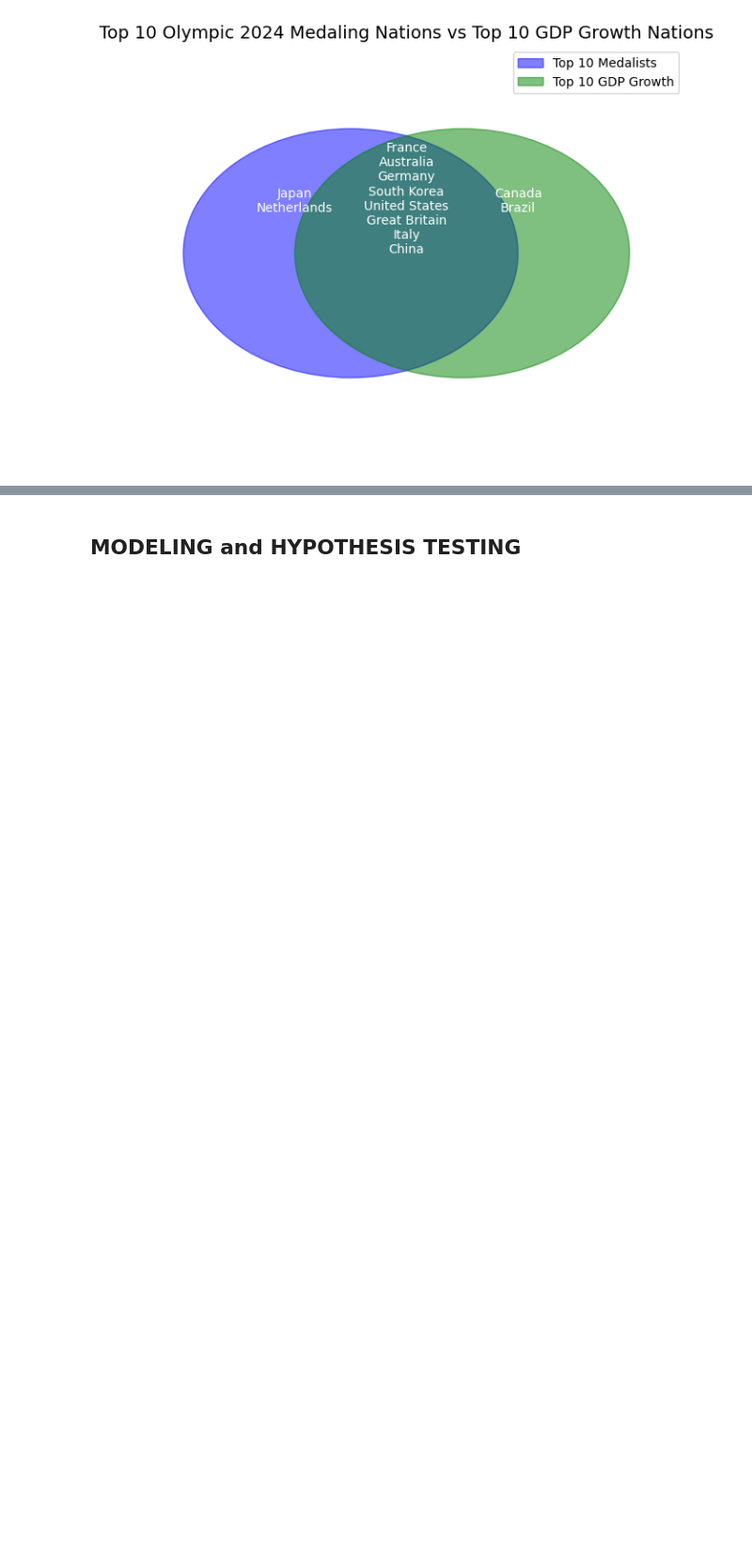
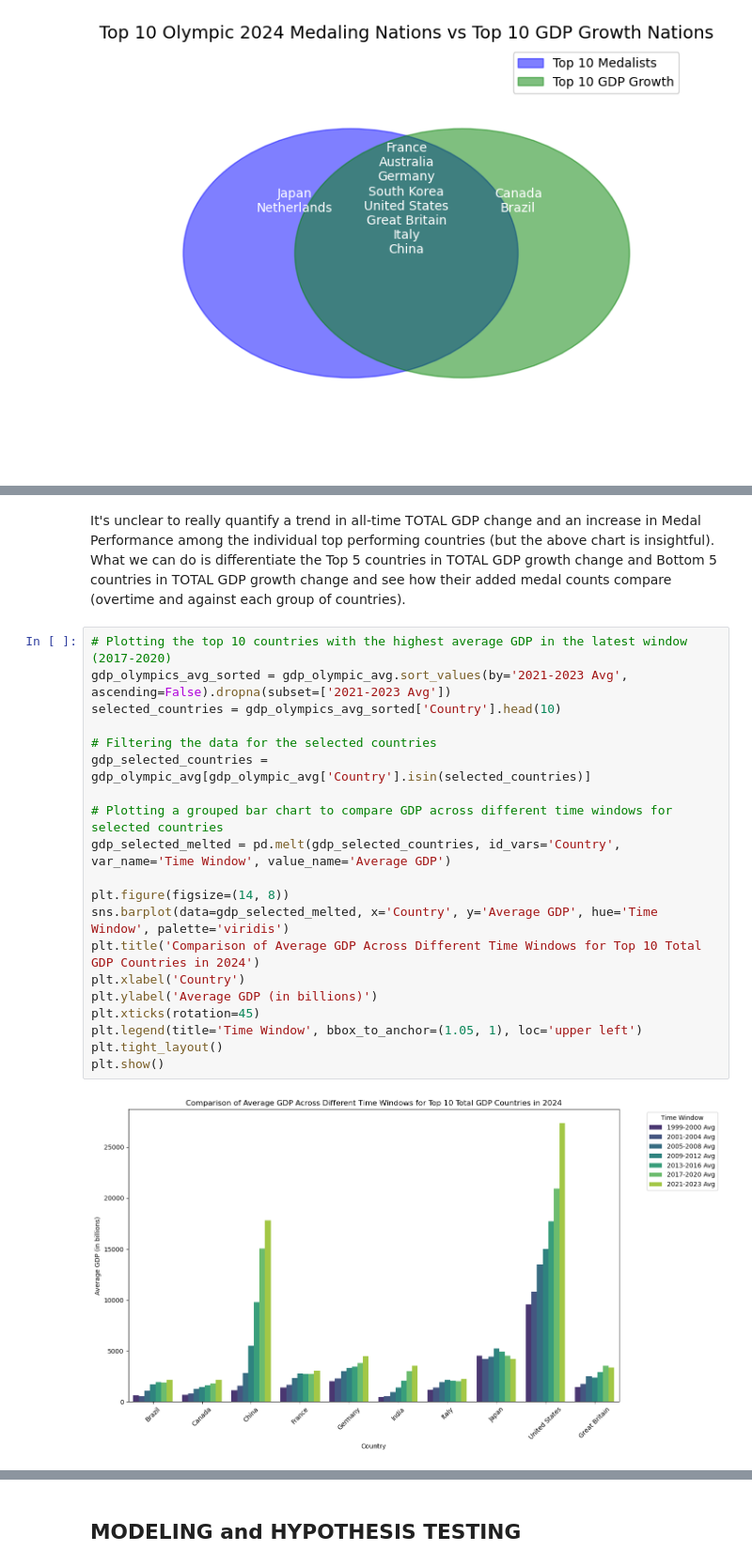
Before and after one commit to levsah/Olympinomics, a Jupyter notebook: FinalProject_Group103-FA24.ipynb, the cells around one changed output, grey strips where cells are left out. Shown at 94% size. Drawn from its saved outputs; the diff is of its cells as text; blank space fills up the shorter version.

```diff
--- a/FinalProject_Group103-FA24.ipynb
+++ b/FinalProject_Group103-FA24.ipynb
@@ -1188,0 +1149,24 @@ maybe shuffle countries around
+# %% [markdown]
+It's unclear to really quantify a trend in all-time TOTAL GDP change and an increase in Medal Performance among the individual top performing countries (but the above chart is insightful). What we can do is differentiate the Top 5 countries in TOTAL GDP growth change and Bottom 5 countries in TOTAL GDP growth change and see how their added medal counts compare (overtime and against each group of countries).
+# %%
+# Plotting the top 10 countries with the highest average GDP in the latest window (2017-2020)
+gdp_olympics_avg_sorted = gdp_olympic_avg.sort_values(by='2021-2023 Avg', ascending=False).dropna(subset=['2021-2023 Avg'])
+selected_countries = gdp_olympics_avg_sorted['Country'].head(10)
+
+# Filtering the data for the selected countries
+gdp_selected_countries = gdp_olympic_avg[gdp_olympic_avg['Country'].isin(selected_countries)]
+
+# Plotting a grouped bar chart to compare GDP across different time windows for selected countries
+gdp_selected_melted = pd.melt(gdp_selected_countries, id_vars='Country', var_name='Time Window', value_name='Average GDP')
+
+plt.figure(figsize=(14, 8))
+sns.barplot(data=gdp_selected_melted, x='Country', y='Average GDP', hue='Time Window', palette='viridis')
+plt.title('Comparison of Average GDP Across Different Time Windows for Top 10 Total GDP Countries in 2024')
+plt.xlabel('Country')
+plt.ylabel('Average GDP (in billions)')
+plt.xticks(rotation=45)
+plt.legend(title='Time Window', bbox_to_anchor=(1.05, 1), loc='upper left')
+plt.tight_layout()
+plt.show()
+# %% [output]
+[figure, added]
```
Also changed, not shown: parts of 45 cells of this notebook.
